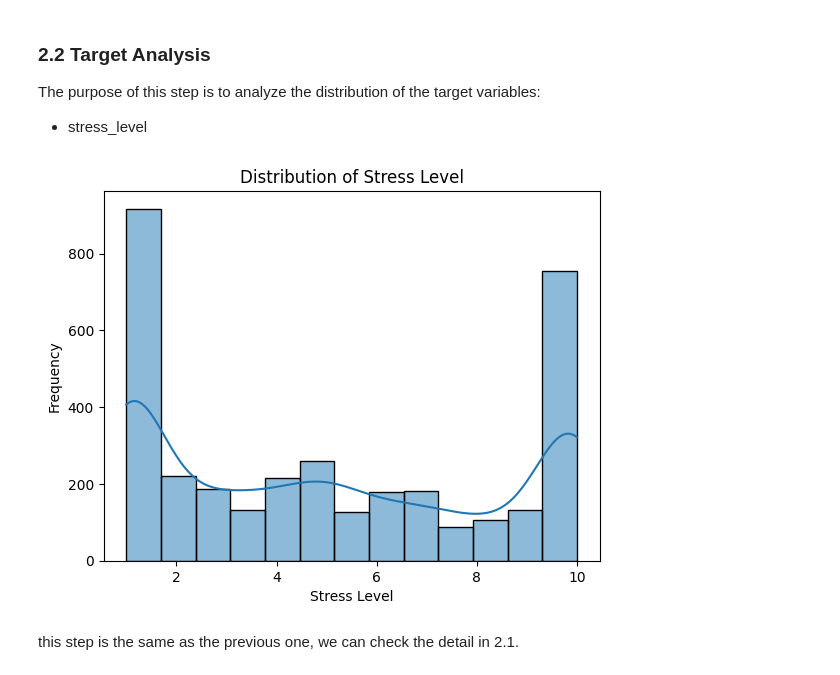
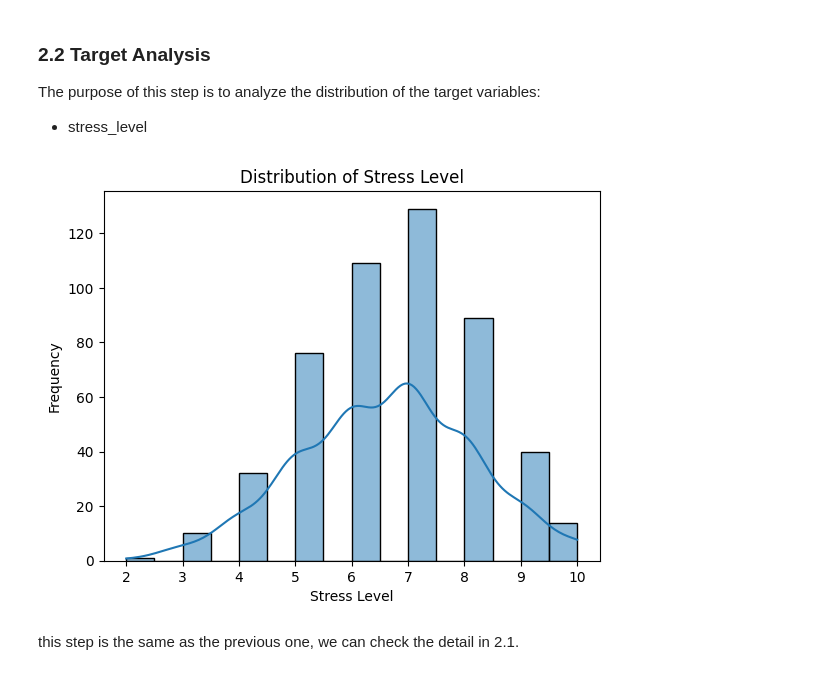
Before and after one commit to Chhun-Nika/DS-FinalProject, a Jupyter notebook: 02-EDA/02_DataEDA.ipynb, the cells around one changed output. Cells and saved outputs as stored; diff of their text form; code cells hidden in the pictures.

```diff
--- a/02-EDA/02_DataEDA.ipynb
+++ b/02-EDA/02_DataEDA.ipynb
@@ -8,7 +8,7 @@ import matplotlib.pyplot as plt
 # %% [markdown]
 # load dataset
 # %%
-df = pd.read_csv("../00-dataSource/clean_data_v1.csv")
+df = pd.read_csv("../00-dataSource/dataSourceV2/clean_data_v1.csv")
 # %% [markdown]
 ## 2. Explorary Data Analysis
 # %% [markdown]
@@ -70,13 +73,13 @@ The purpose of this step is to analyze the distribution of the target variables:
 # %%
 # Stress Level
 plt.figure()
-sns.histplot(df['stress_level'], kde=True)
+sns.histplot(df['Stress_Level(1-10)'], kde=True)
 plt.title("Distribution of Stress Level")
 plt.xlabel("Stress Level")
 plt.ylabel("Frequency")
 plt.show()
 # %% [output]
-[figure, old version]
+[figure, new version]
 # %% [markdown]
 this step is the same as the previous one, we can check the detail in 2.1.
 # %% [markdown]
```
Also changed, not shown: parts of 5 cells of this notebook, 21 other files.
